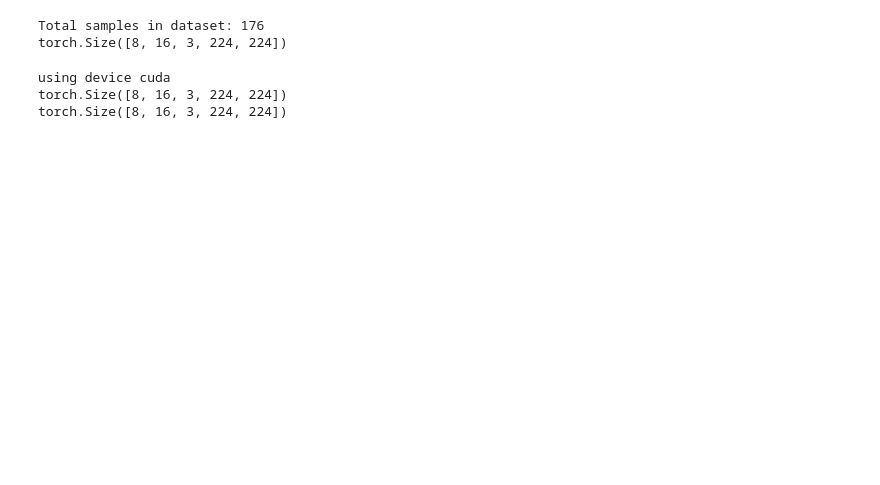
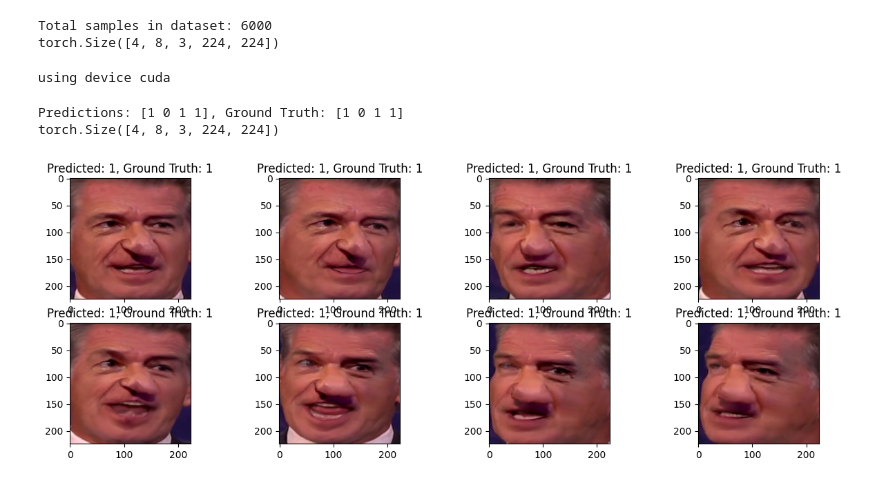
Before and after one commit to Noemiemz/Deepfake-Detection-with-CNN-RNN, a Jupyter notebook: test_model.ipynb, the cells around one changed output. Saved outputs shown, nothing was run; the diff lists cells and outputs as text; code cells hidden in the pictures; blank space fills up the shorter version.

Commit message:
modele entrainé sur full dataset

```diff
--- a/test_model.ipynb
+++ b/test_model.ipynb
@@ -123,12 +133,12 @@ Warning: No data found for 6824 videos.
 # %%
-dataloader = torch.utils.data.DataLoader(dataset, batch_size=8, shuffle=True, collate_fn=CollateFn(max_frames=16))
+dataloader = torch.utils.data.DataLoader(dataset, batch_size=4, shuffle=True, collate_fn=CollateFn(max_frames=8))
 
 print(f'Total samples in dataset: {len(dataset)}')
 first_batch = next(iter(dataloader))
 print(first_batch[0].shape)
 # %% [output]
-Total samples in dataset: 176
-torch.Size([8, 16, 3, 224, 224])
+Total samples in dataset: 6000
+torch.Size([4, 8, 3, 224, 224])
 # %%
 # training setup
 model = DeepFakeDetector()
@@ -140,16 +150,44 @@ optimizer = torch.optim.Adam(model.parameters(), lr=1e-4)
 criterion = torch.nn.BCELoss()
 model.train()
 
-num_epochs = 10
+num_epochs = 1
 for epoch in range(num_epochs):
-    for images, labels in tqdm(dataloader):
+    # wrap dataloader with tqdm so we can update the loss as a postfix
+    epoch_iter = tqdm(dataloader, desc=f'Epoch [{epoch+1}/{num_epochs}]')
+    for images, labels in epoch_iter:
         optimizer.zero_grad()
         outputs = model(images.to(device))
         loss = criterion(outputs.squeeze(), labels.float().to(device))
-        print(f'Epoch [{epoch+1}/{num_epochs}], Loss: {loss.item():.4f}')
+        loss_value = loss.item()
+        # show loss as a suffix/postfix on the tqdm bar instead of printing
+        epoch_iter.set_postfix({'loss': f'{loss_value:.4f}'})
         loss.backward()
         optimizer.step()
 # %% [output]
 using device cuda
-torch.Size([8, 16, 3, 224, 224])
-torch.Size([8, 16, 3, 224, 224])
+# %%
+# inference example
+import matplotlib.pyplot as plt
+
+model.eval()
+with torch.no_grad():
+    for images, labels in dataloader:
+        outputs = model(images.to(device))
+        predictions = (outputs.squeeze() > 0.5).long()
+        print(f'Predictions: {predictions.cpu().numpy()}, Ground Truth: {labels.numpy()}')
+        print(images.shape) # (B, T, C, H, W)
+        fig, ax = plt.subplots(2, images[0].shape[0] // 2, figsize=(15, 5))
+        for i in range(2):
+            for j in range(images[0].shape[0] // 2):
+                # unnormalize and plot
+                img = images[0][i * (images[0].shape[0] // 2) + j]
+                img = img * torch.tensor([0.229, 0.224, 0.225]).view(3, 1, 1) + torch.tensor([0.485, 0.456, 0.406]).view(3, 1, 1)
+                ax[i, j].imshow(img.permute(1, 2, 0).cpu())
+                ax[i, j].set_title(f'Predicted: {predictions[0].item()}, Ground Truth: {labels[0].item()}')
+        plt.show()
+
+        break
+# %% [output]
+Predictions: [1 0 1 1], Ground Truth: [1 0 1 1]
+torch.Size([4, 8, 3, 224, 224])
+[figure, added]
```
Also changed, not shown: parts of 3 cells of this notebook, 3 other files.
